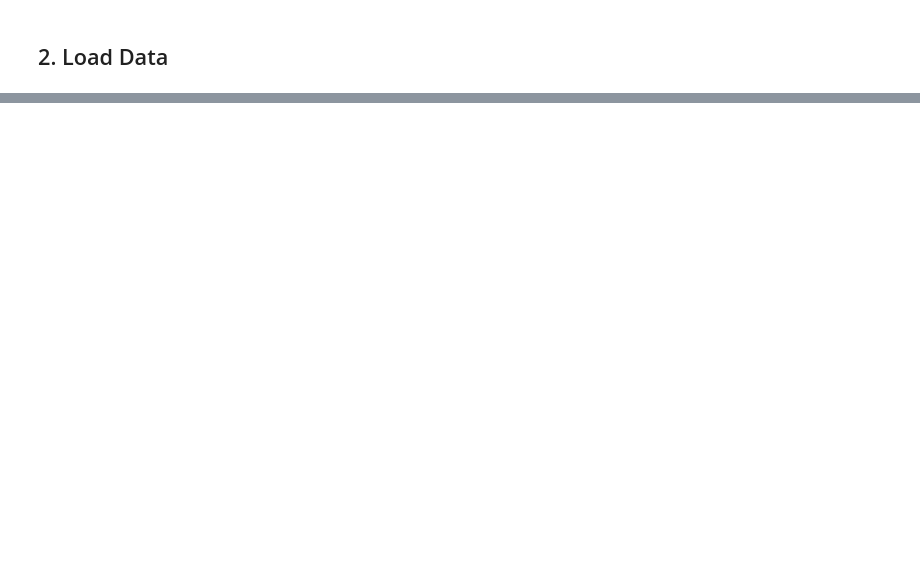
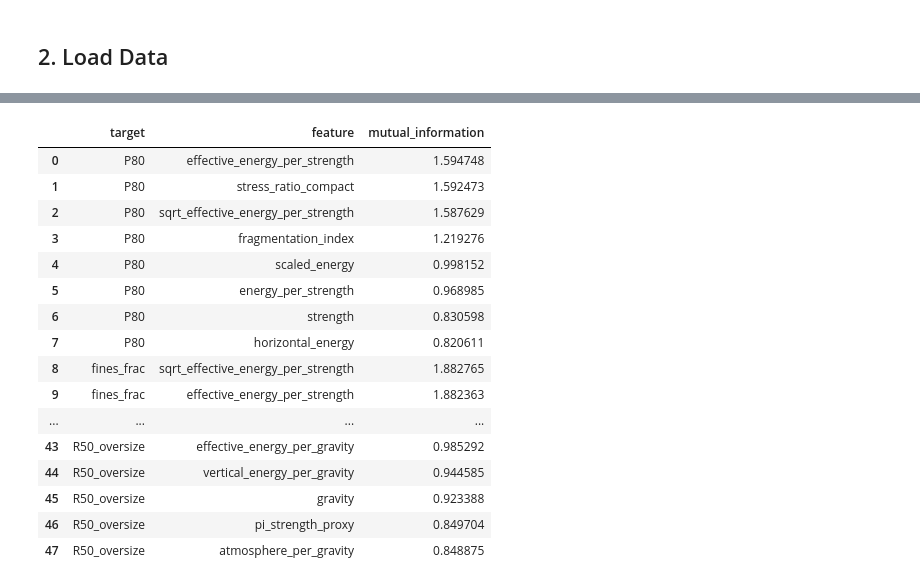
Before and after one commit to alouiyaz78/boom-challenge-ejecta-prediction, a Jupyter notebook: notebooks/02_feature_engineering_analysis.ipynb, the cells around one changed output, grey strips where cells are left out. Cells and saved outputs as stored; diff of their text form; code cells hidden in the pictures; blank space fills up the shorter version.

```diff
--- a/notebooks/02_feature_engineering_analysis.ipynb
+++ b/notebooks/02_feature_engineering_analysis.ipynb
@@ -845,0 +406,37 @@ Normalization is not required for tree-based models, but it is required for line
+# %%
+mi_rows = []
+
+for target in target_cols:
+    mi = mutual_info_regression(
+        X_fe_train,
+        labels[target],
+        random_state=42
+    )
+    mi_df = pd.DataFrame({
+        "target": target,
+        "feature": X_fe_train.columns,
+        "mutual_information": mi
+    }).sort_values("mutual_information", ascending=False).head(8)
+    mi_rows.append(mi_df)
+
+mi_summary = pd.concat(mi_rows, ignore_index=True)
+display(mi_summary)
+mi_summary.to_csv(REPORTS_DIR / "feature_engineering_top_mutual_information.csv", index=False)
+# %% [output]
+|  | target | feature | mutual_information |
+| 0 | P80 | effective_energy_per_strength | 1.594748 |
+| 1 | P80 | stress_ratio_compact | 1.592473 |
+| 2 | P80 | sqrt_effective_energy_per_strength | 1.587629 |
+| 3 | P80 | fragmentation_index | 1.219276 |
+| 4 | P80 | scaled_energy | 0.998152 |
+| 5 | P80 | energy_per_strength | 0.968985 |
+| 6 | P80 | strength | 0.830598 |
+| 7 | P80 | horizontal_energy | 0.820611 |
+| 8 | fines_frac | sqrt_effective_energy_per_strength | 1.882765 |
+| 9 | fines_frac | effective_energy_per_strength | 1.882363 |
+| ... | ... | ... | ... |
+| 43 | R50_oversize | effective_energy_per_gravity | 0.985292 |
+| 44 | R50_oversize | vertical_energy_per_gravity | 0.944585 |
+| 45 | R50_oversize | gravity | 0.923388 |
+| 46 | R50_oversize | pi_strength_proxy | 0.849704 |
+| 47 | R50_oversize | atmosphere_per_gravity | 0.848875 |
```
Also changed, not shown: parts of 63 cells of this notebook, 14 other files.
